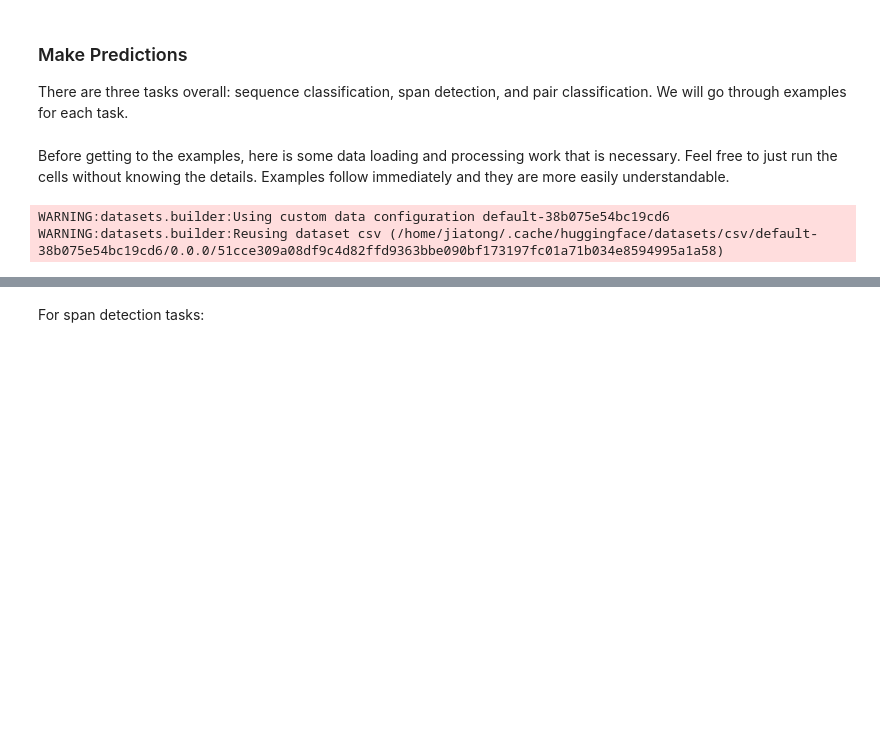
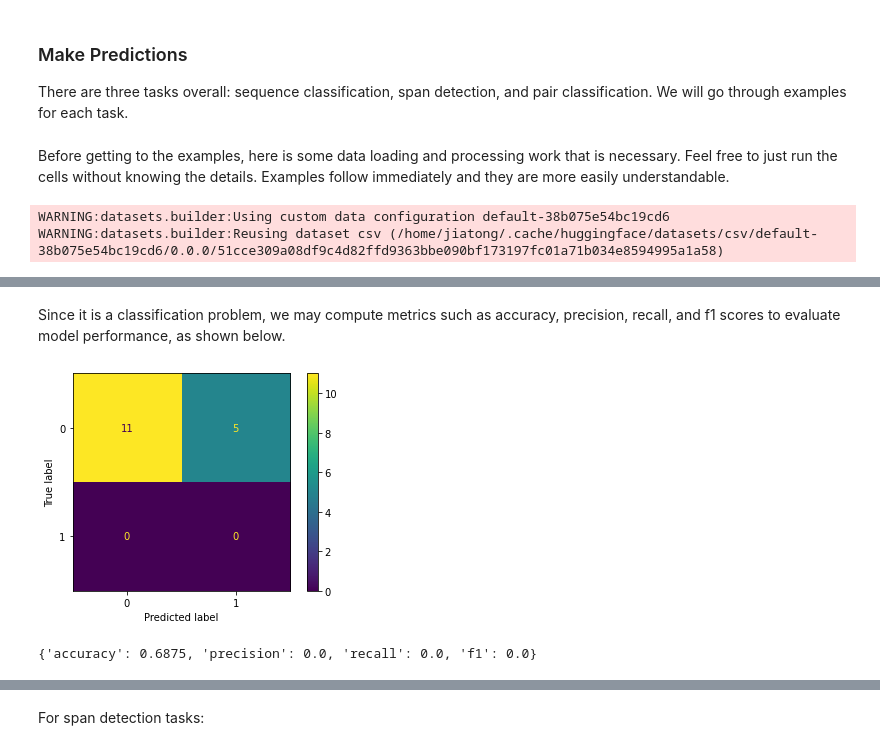
Before and after one commit to tanfiona/UniCausal, a Jupyter notebook: tutorials/Predicting with pretrained models.ipynb, the cells around one changed output, grey strips where cells are left out. Saved outputs shown, nothing was run; the diff lists cells and outputs as text; code cells hidden in the pictures; blank space fills up the shorter version.

Commit message:
Finish prediction tutorial

```diff
--- a/tutorials/Predicting with pretrained models.ipynb
+++ b/tutorials/Predicting with pretrained models.ipynb
@@ -211,0 +218,20 @@ WARNING:datasets.builder:Reusing dataset csv (/home/jiatong/.cache/huggingface/d
+# %%
+# For sequence classification
+print('##### Sequence Classification Individual Example #####')
+example_texts = processed_seq_datasets['seq_validation']['text'][:16]
+true_labels = processed_seq_datasets['seq_validation']['label'][:16]
+data_collator = default_data_collator
+eval_pspan_dataloader = DataLoader(
+    processed_seq_datasets['seq_validation'],
+    shuffle=False, collate_fn=data_collator,
+    batch_size=16
+)
+for (_, batch) in enumerate(eval_pspan_dataloader):
+    batch['label'] = batch['labels'].clone()
+    del batch['labels']
+    predictions = model(**batch)
+    break
+
+for i in range(16):
+    print(f'Input text #{i+1}:',example_texts[i])
+    print('\t # predicted outcome:',predictions.seq_logits[i].argmax(dim=-1).tolist(),'vs actual outcome:',true_labels[i])
@@ -211,0 +256,32 @@ WARNING:datasets.builder:Reusing dataset csv (/home/jiatong/.cache/huggingface/d
+# %% [markdown]
+Since it is a classification problem, we may compute metrics such as accuracy, precision, recall, and f1 scores to evaluate model performance, as shown below.
+# %%
+# Compute metrics
+from sklearn.metrics import confusion_matrix, accuracy_score, f1_score, precision_score, recall_score, ConfusionMatrixDisplay
+import matplotlib.pyplot as plt
+
+def compute_metrics(pred):
+    labels = true_labels
+    preds = predictions.seq_logits.argmax(dim=-1).tolist()
+    acc = accuracy_score(labels, preds)
+    prec = precision_score(labels, preds)
+    recall = recall_score(labels, preds)
+    f1 = f1_score(labels, preds)
+
+    cm = confusion_matrix(labels, preds)
+    disp = ConfusionMatrixDisplay(confusion_matrix=cm)
+    disp.plot()
+
+    plt.show()
+
+    return {
+      'accuracy': acc,
+      'precision': prec,
+      'recall': recall,
+      'f1': f1,
+    }
+
+compute_metrics(predictions)
+# %% [output]
+[figure, added]
+{'accuracy': 0.6875, 'precision': 0.0, 'recall': 0.0, 'f1': 0.0}
```
Also changed, not shown: parts of 22 cells of this notebook.
